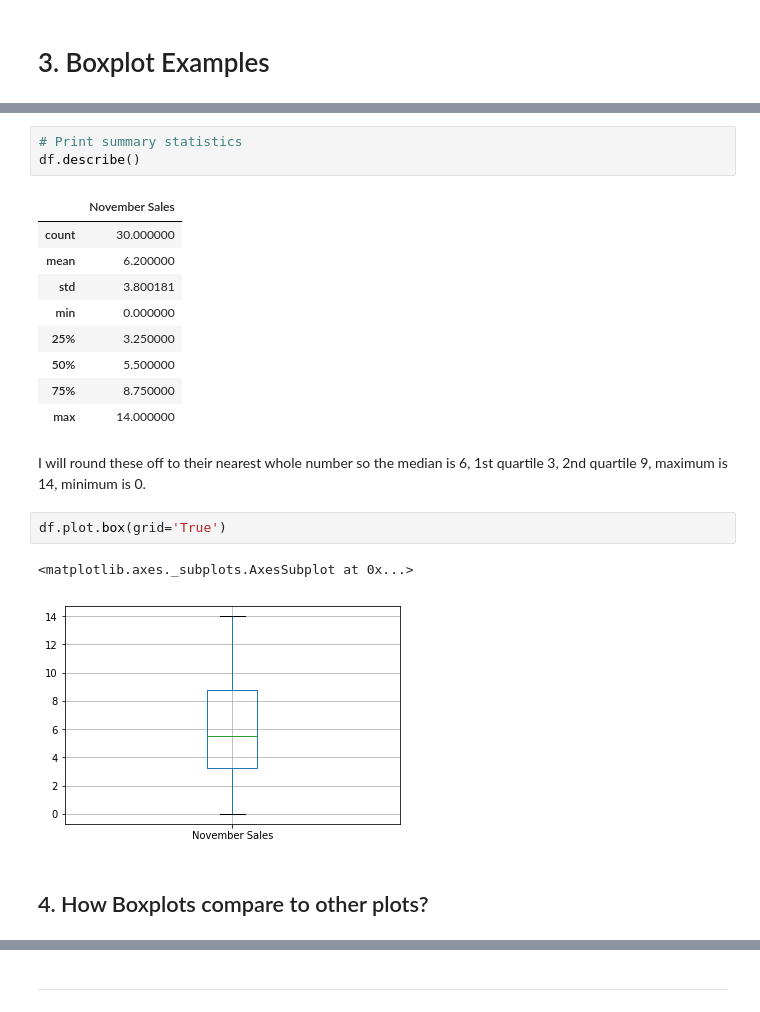
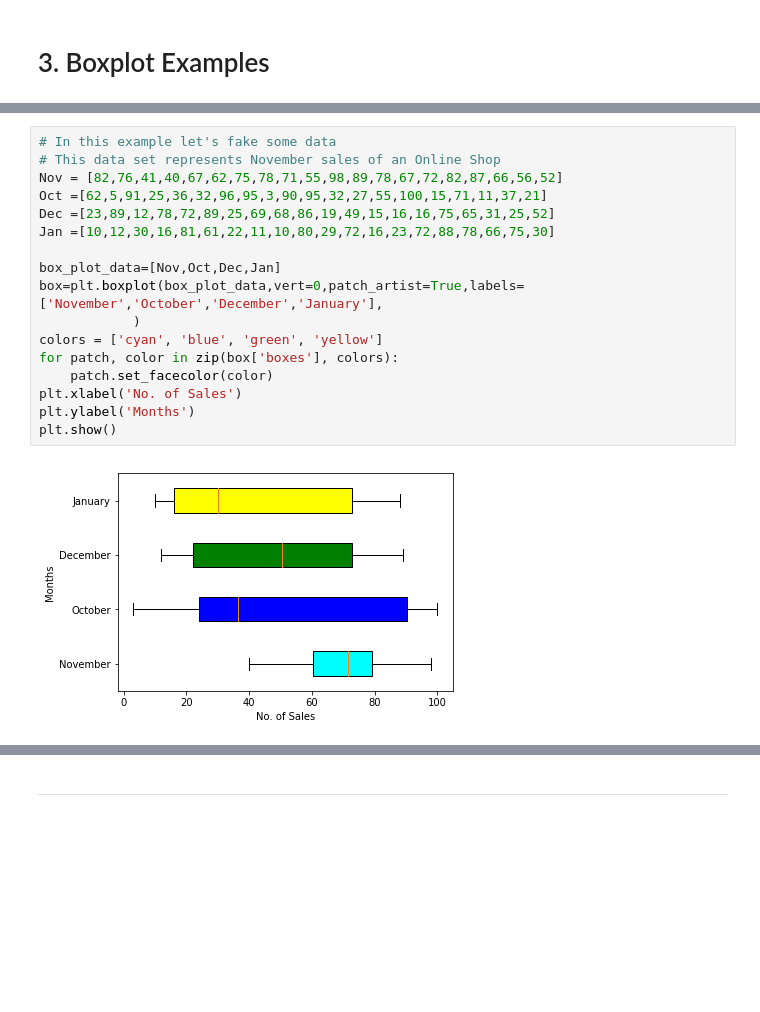
Before and after one commit to simonava5/FundamentalsProject, a Jupyter notebook: BoxPlots.ipynb, the cells around one changed output, grey strips where cells are left out. Cells and saved outputs as stored; diff of their text form; blank space fills up the shorter version.

```diff
--- a/BoxPlots.ipynb
+++ b/BoxPlots.ipynb
@@ -102,22 +53,19 @@ df.sort_values(by='November Sales', ascending=0)
-# %%
-# Print summary statistics
-df.describe()
-# %% [output]
-|  | November Sales |
-| count | 30.000000 |
-| mean | 6.200000 |
-| std | 3.800181 |
-| min | 0.000000 |
-| 25% | 3.250000 |
-| 50% | 5.500000 |
-| 75% | 8.750000 |
-| max | 14.000000 |
-# %% [markdown]
-I will round these off to their nearest whole number so the median is 6, 1st quartile 3, 2nd quartile 9, maximum is 14, minimum is 0.
-# %%
-df.plot.box(grid='True')
-# %% [output]
-<matplotlib.axes._subplots.AxesSubplot at 0x...>
-[figure, removed]
-# %% [markdown]
-## 4. How Boxplots compare to other plots?
+# %%
+# In this example let's fake some data
+# This data set represents November sales of an Online Shop
+Nov = [82,76,41,40,67,62,75,78,71,55,98,89,78,67,72,82,87,66,56,52]
+Oct =[62,5,91,25,36,32,96,95,3,90,95,32,27,55,100,15,71,11,37,21]
+Dec =[23,89,12,78,72,89,25,69,68,86,19,49,15,16,16,75,65,31,25,52]
+Jan =[10,12,30,16,81,61,22,11,10,80,29,72,16,23,72,88,78,66,75,30]
+
+box_plot_data=[Nov,Oct,Dec,Jan]
+box=plt.boxplot(box_plot_data,vert=0,patch_artist=True,labels=['November','October','December','January'],
+            )
+colors = ['cyan', 'blue', 'green', 'yellow']
+for patch, color in zip(box['boxes'], colors):
+    patch.set_facecolor(color)
+plt.xlabel('No. of Sales')
+plt.ylabel('Months')
+plt.show()
+# %% [output]
+[figure, added]
```
Also changed, not shown: parts of 7 cells of this notebook.
